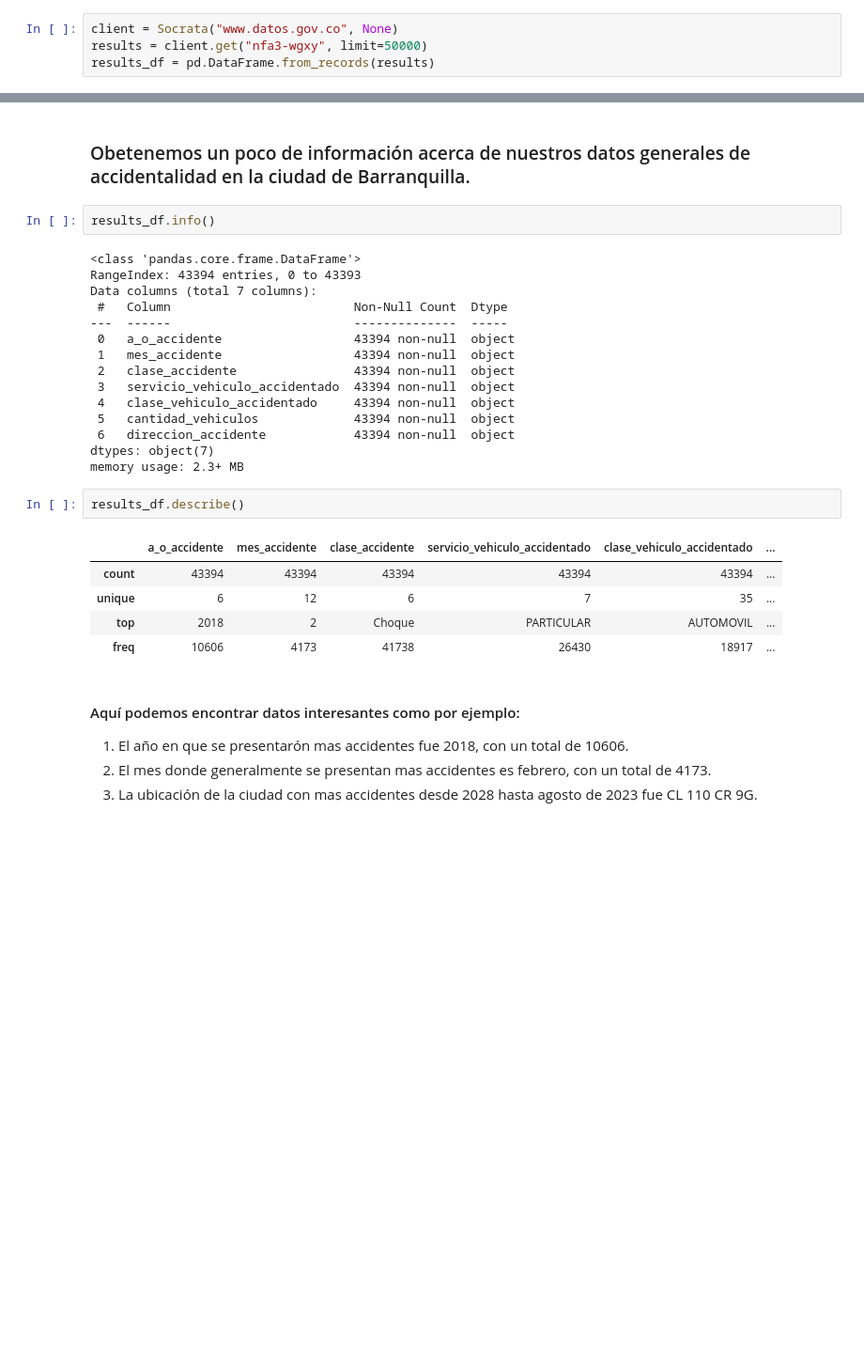
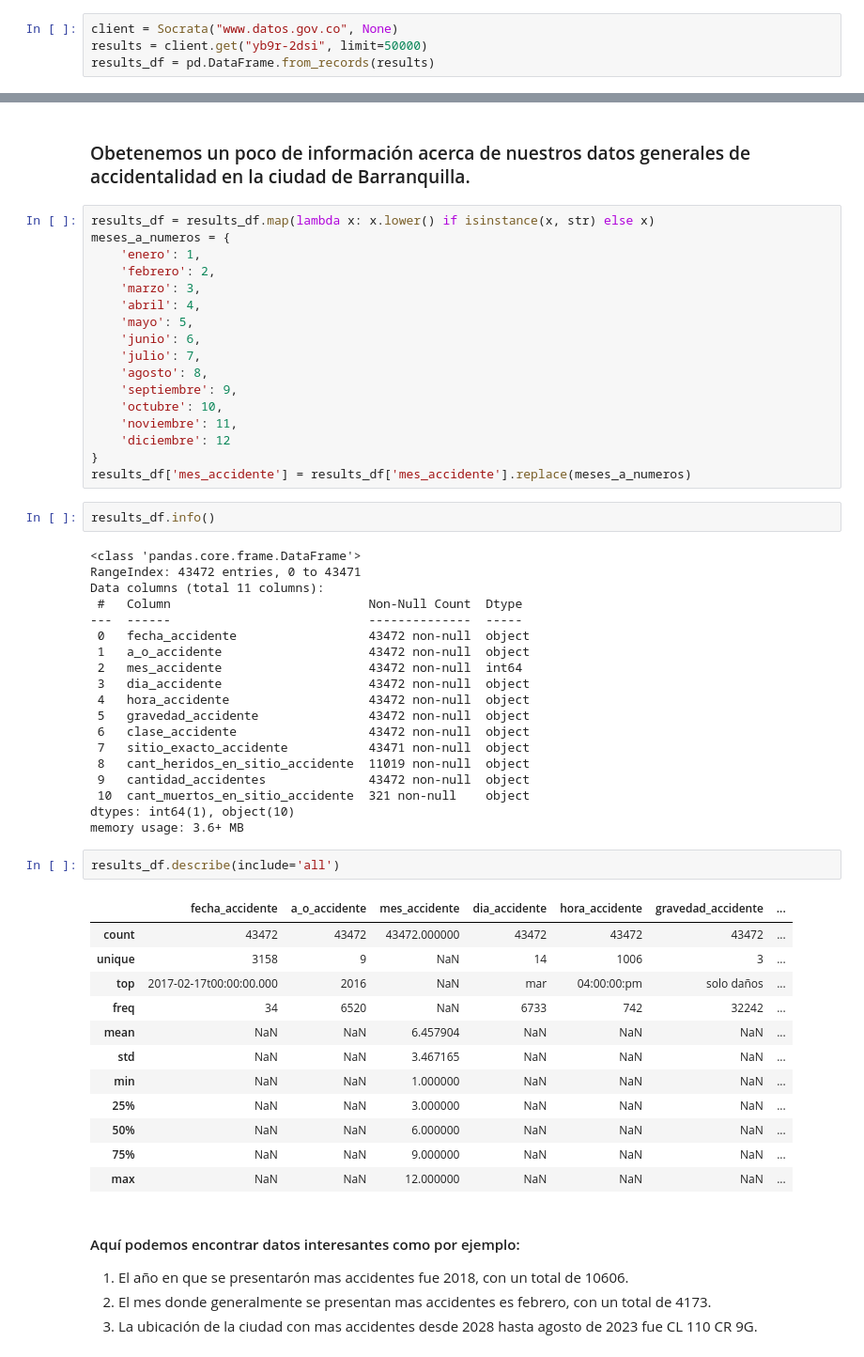
Before and after one commit to AndresFVargasV/Analisis_Accidentes_Barranquilla, a Jupyter notebook: Accidentalidad_Barranquilla.ipynb, the cells around one changed output, grey strips where cells are left out. Shown at 94% size. Cells and saved outputs as stored; diff of their text form; blank space fills up the shorter version.

```diff
--- a/Accidentalidad_Barranquilla.ipynb
+++ b/Accidentalidad_Barranquilla.ipynb
@@ -23,36 +23,64 @@ pd.set_option("display.width", None)
 # %%
 client = Socrata("www.datos.gov.co", None)
-results = client.get("nfa3-wgxy", limit=50000)
+results = client.get("yb9r-2dsi", limit=50000)
 results_df = pd.DataFrame.from_records(results)
 # %% [output]
 WARNING:root:Requests made without an app_token will be subject to strict throttling limits.
 # %% [markdown]
 ### Obetenemos un poco de información acerca de nuestros datos generales de accidentalidad en la ciudad de Barranquilla.
+# %%
+results_df = results_df.map(lambda x: x.lower() if isinstance(x, str) else x)
+meses_a_numeros = {
+    'enero': 1,
+    'febrero': 2,
+    'marzo': 3,
+    'abril': 4,
+    'mayo': 5,
+    'junio': 6,
+    'julio': 7,
+    'agosto': 8,
+    'septiembre': 9,
+    'octubre': 10,
+    'noviembre': 11,
+    'diciembre': 12
+}
+results_df['mes_accidente'] = results_df['mes_accidente'].replace(meses_a_numeros)
 # %%
 results_df.info()
 # %% [output]
 <class 'pandas.core.frame.DataFrame'>
-RangeIndex: 43394 entries, 0 to 43393
-Data columns (total 7 columns):
- #   Column                         Non-Null Count  Dtype
----  ------                         --------------  -----
- 0   a_o_accidente                  43394 non-null  object
- 1   mes_accidente                  43394 non-null  object
- 2   clase_accidente                43394 non-null  object
- 3   servicio_vehiculo_accidentado  43394 non-null  object
- 4   clase_vehiculo_accidentado     43394 non-null  object
- 5   cantidad_vehiculos             43394 non-null  object
- 6   direccion_accidente            43394 non-null  object
-dtypes: object(7)
-memory usage: 2.3+ MB
+RangeIndex: 43472 entries, 0 to 43471
+Data columns (total 11 columns):
+ #   Column                           Non-Null Count  Dtype
+---  ------                           --------------  -----
+ 0   fecha_accidente                  43472 non-null  object
+ 1   a_o_accidente                    43472 non-null  object
+ 2   mes_accidente                    43472 non-null  int64
+ 3   dia_accidente                    43472 non-null  object
+ 4   hora_accidente                   43472 non-null  object
+ 5   gravedad_accidente               43472 non-null  object
+ 6   clase_accidente                  43472 non-null  object
+ 7   sitio_exacto_accidente           43471 non-null  object
+ 8   cant_heridos_en_sitio_accidente  11019 non-null  object
+ 9   cantidad_accidentes              43472 non-null  object
+ 10  cant_muertos_en_sitio_accidente  321 non-null    object
+dtypes: int64(1), object(10)
+memory usage: 3.6+ MB
 # %%
-results_df.describe()
+results_df.describe(include='all')
 # %% [output]
-|  | a_o_accidente | mes_accidente | clase_accidente | servicio_vehiculo_accidentado | clase_vehiculo_accidentado | ... |
-| count | 43394 | 43394 | 43394 | 43394 | 43394 | ... |
-| unique | 6 | 12 | 6 | 7 | 35 | ... |
-| top | 2018 | 2 | Choque | PARTICULAR | AUTOMOVIL | ... |
-| freq | 10606 | 4173 | 41738 | 26430 | 18917 | ... |
+|  | fecha_accidente | a_o_accidente | mes_accidente | dia_accidente | hora_accidente | gravedad_accidente | ... |
+| count | 43472 | 43472 | 43472.000000 | 43472 | 43472 | 43472 | ... |
+| unique | 3158 | 9 | NaN | 14 | 1006 | 3 | ... |
+| top | 2017-02-17t00:00:00.000 | 2016 | NaN | mar | 04:00:00:pm | solo daños | ... |
+| freq | 34 | 6520 | NaN | 6733 | 742 | 32242 | ... |
+| mean | NaN | NaN | 6.457904 | NaN | NaN | NaN | ... |
+| std | NaN | NaN | 3.467165 | NaN | NaN | NaN | ... |
+| min | NaN | NaN | 1.000000 | NaN | NaN | NaN | ... |
+| 25% | NaN | NaN | 3.000000 | NaN | NaN | NaN | ... |
+| 50% | NaN | NaN | 6.000000 | NaN | NaN | NaN | ... |
+| 75% | NaN | NaN | 9.000000 | NaN | NaN | NaN | ... |
+| max | NaN | NaN | 12.000000 | NaN | NaN | NaN | ... |
 # %% [markdown]
 #### Aquí podemos encontrar datos interesantes como por ejemplo:
 
```
Also changed, not shown: parts of 5 cells of this notebook.
